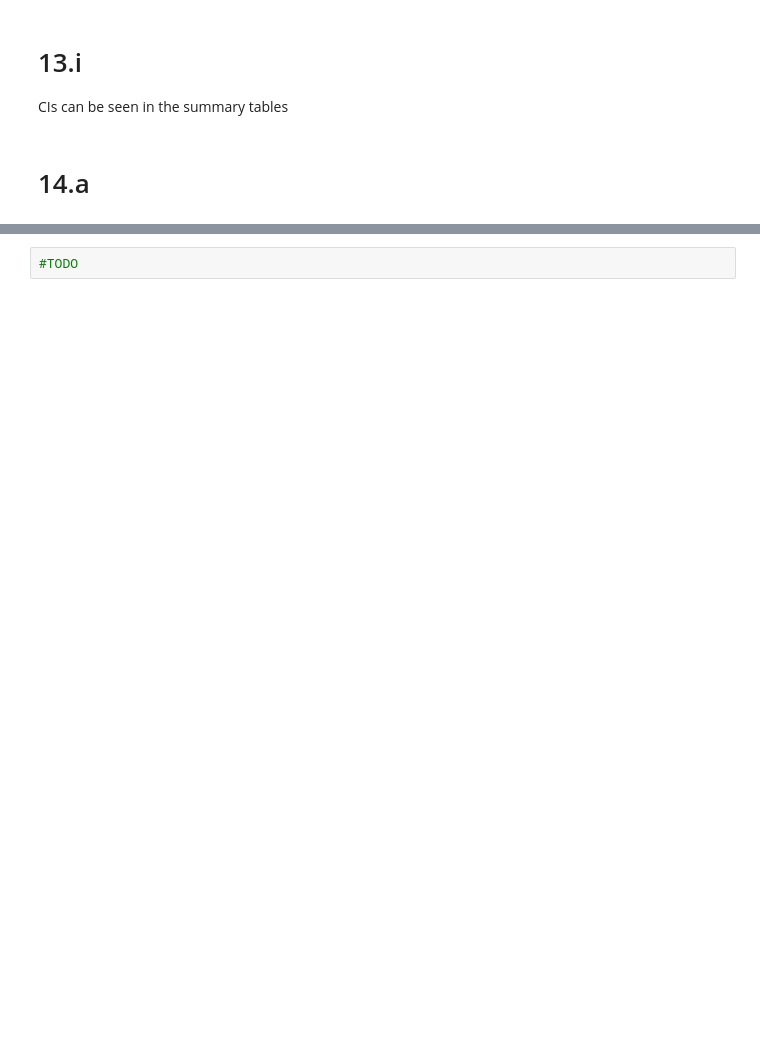
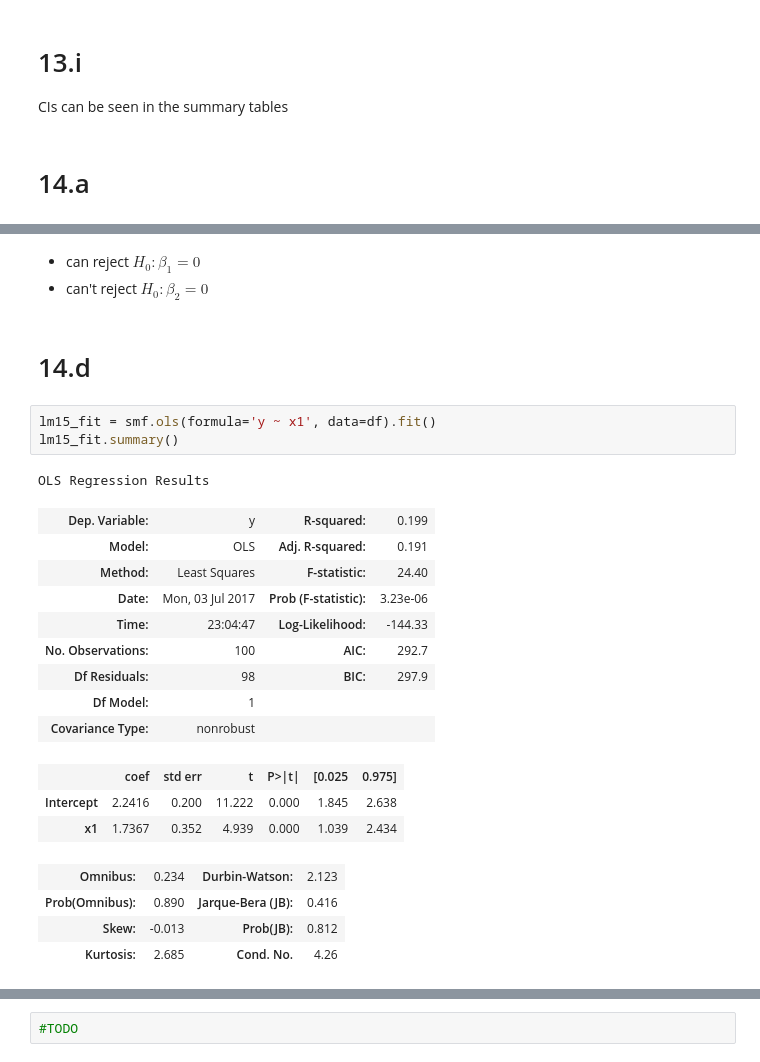
Before and after one commit to emredjan/ISL-python, a Jupyter notebook: exercises/exercises_3.7_linear_regression.ipynb, the cells around one changed output, grey strips where cells are left out. Saved outputs shown, nothing was run; the diff lists cells and outputs as text; blank space fills up the shorter version.

```diff
--- a/exercises/exercises_3.7_linear_regression.ipynb
+++ b/exercises/exercises_3.7_linear_regression.ipynb
@@ -658,0 +705,26 @@ CIs can be seen in the summary tables
+# %% [markdown]
+- can reject ${H}_0:\beta_1=0$
+- can't reject ${H}_0:\beta_2=0$
+# %% [markdown]
+# 14.d
+# %%
+lm15_fit = smf.ols(formula='y ~ x1', data=df).fit()
+lm15_fit.summary()
+# %% [output]
+OLS Regression Results
+| Dep. Variable: | y | R-squared: | 0.199 |
+| Model: | OLS | Adj. R-squared: | 0.191 |
+| Method: | Least Squares | F-statistic: | 24.40 |
+| Date: | Mon, 03 Jul 2017 | Prob (F-statistic): | 3.23e-06 |
+| Time: | 23:04:47 | Log-Likelihood: | -144.33 |
+| No. Observations: | 100 | AIC: | 292.7 |
+| Df Residuals: | 98 | BIC: | 297.9 |
+| Df Model: | 1 |  |  |
+| Covariance Type: | nonrobust |  |  |
+|  | coef | std err | t | P>|t| | [0.025 | 0.975] |
+| Intercept | 2.2416 | 0.200 | 11.222 | 0.000 | 1.845 | 2.638 |
+| x1 | 1.7367 | 0.352 | 4.939 | 0.000 | 1.039 | 2.434 |
+| Omnibus: | 0.234 | Durbin-Watson: | 2.123 |
+| Prob(Omnibus): | 0.890 | Jarque-Bera (JB): | 0.416 |
+| Skew: | -0.013 | Prob(JB): | 0.812 |
+| Kurtosis: | 2.685 | Cond. No. | 4.26 |
```
Also changed, not shown: parts of 36 cells of this notebook.
